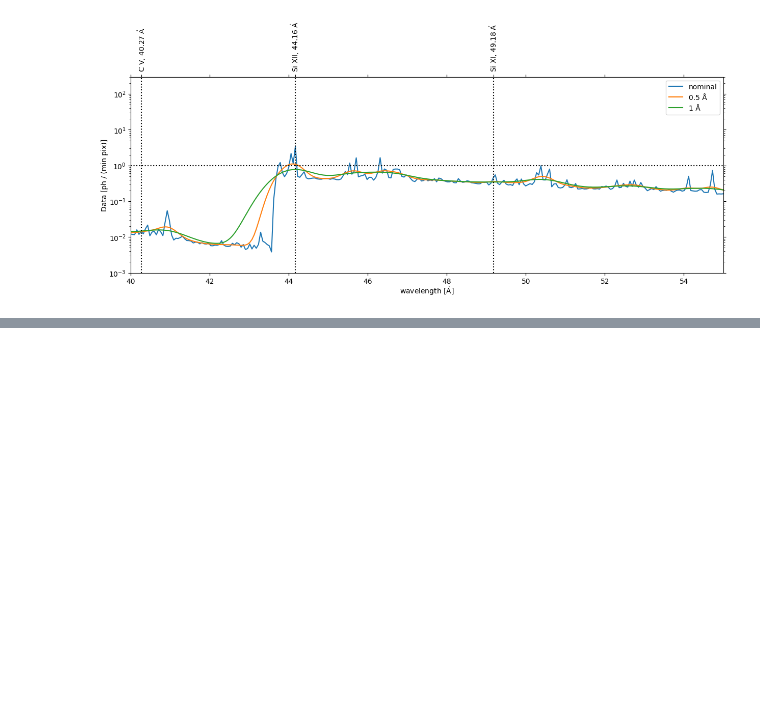
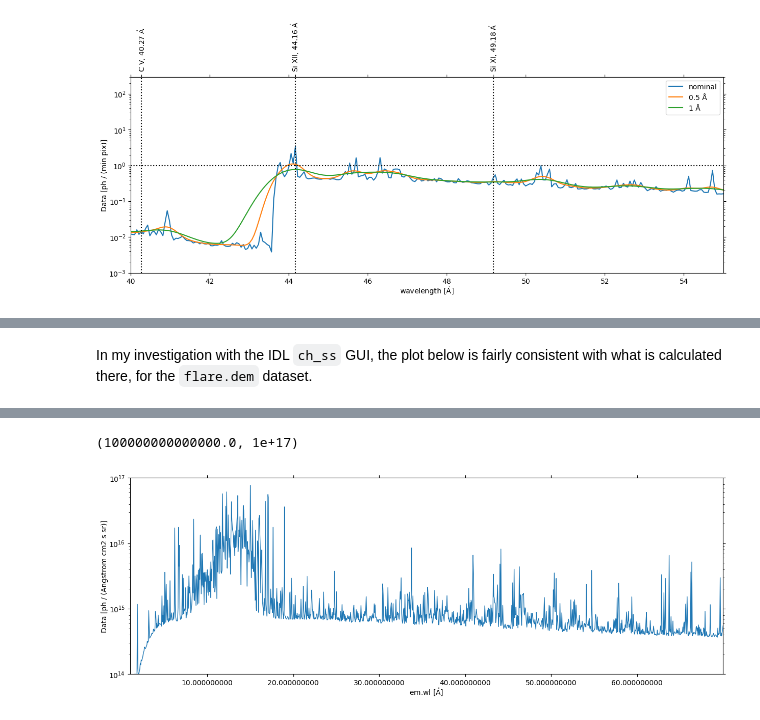
Before and after one commit to wtbarnes/moxsi-science-planning, a Jupyter notebook: reports/flare-flux-budget.ipynb, the cells around one changed output, grey strips where cells are left out. Saved outputs shown, nothing was run; the diff lists cells and outputs as text; code cells hidden in the pictures; blank space fills up the shorter version.

```diff
--- a/reports/flare-flux-budget.ipynb
+++ b/reports/flare-flux-budget.ipynb
@@ -243,0 +251,10 @@ WARNING: UnitsWarning: The unit 'Angstrom' has been deprecated in the VOUnit sta
+# %% [markdown]
+In my investigation with the IDL `ch_ss` GUI, the plot below is fairly consistent with what is calculated there, for the `flare.dem` dataset.
+# %%
+fig = plt.figure(figsize=(15,5))
+ax = fig.add_subplot(projection=intensity_flare)
+intensity_flare.plot(axes_units='Angstrom', axes=ax, lw=1)
+ax.set_xlim(ax.wcs.world_to_pixel([1,70]*u.angstrom))
+ax.set_yscale('log')
+ax.set_ylim(1e14,1e17)
+# %% [output]
@@ -243,0 +262,2 @@ WARNING: UnitsWarning: The unit 'Angstrom' has been deprecated in the VOUnit sta
+(100000000000000.0, 1e+17)
+[figure, added]
```
Also changed, not shown: parts of 17 cells of this notebook, 4 other files.
